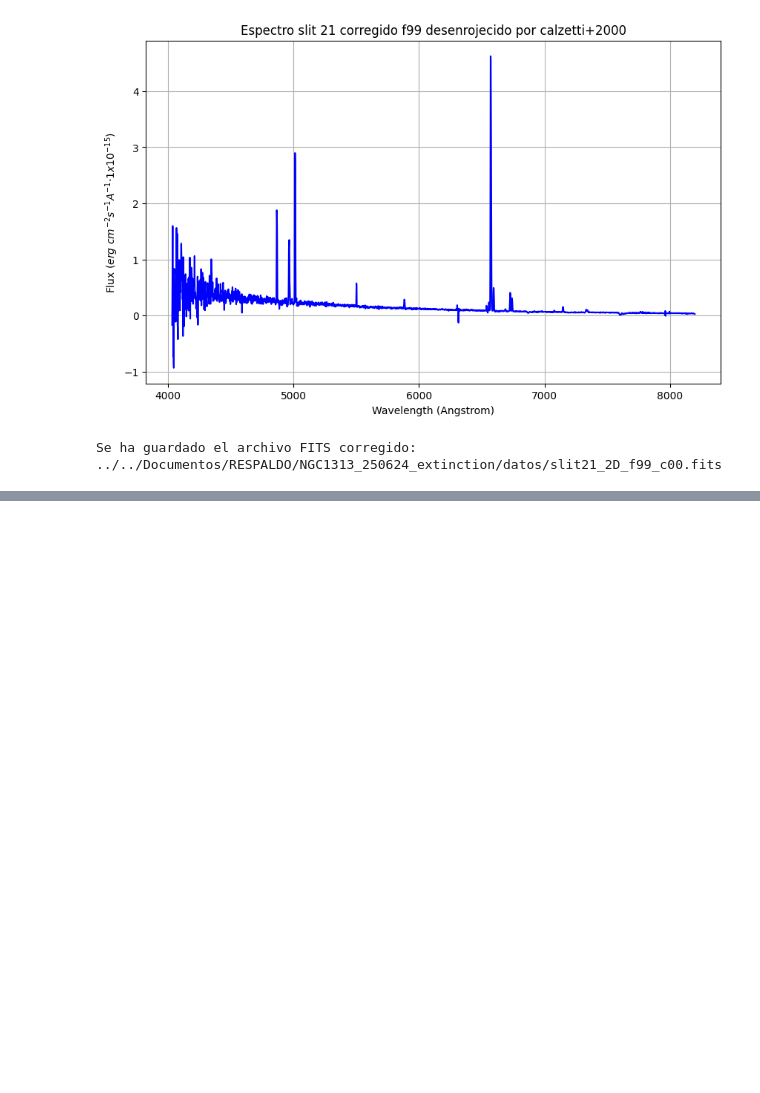
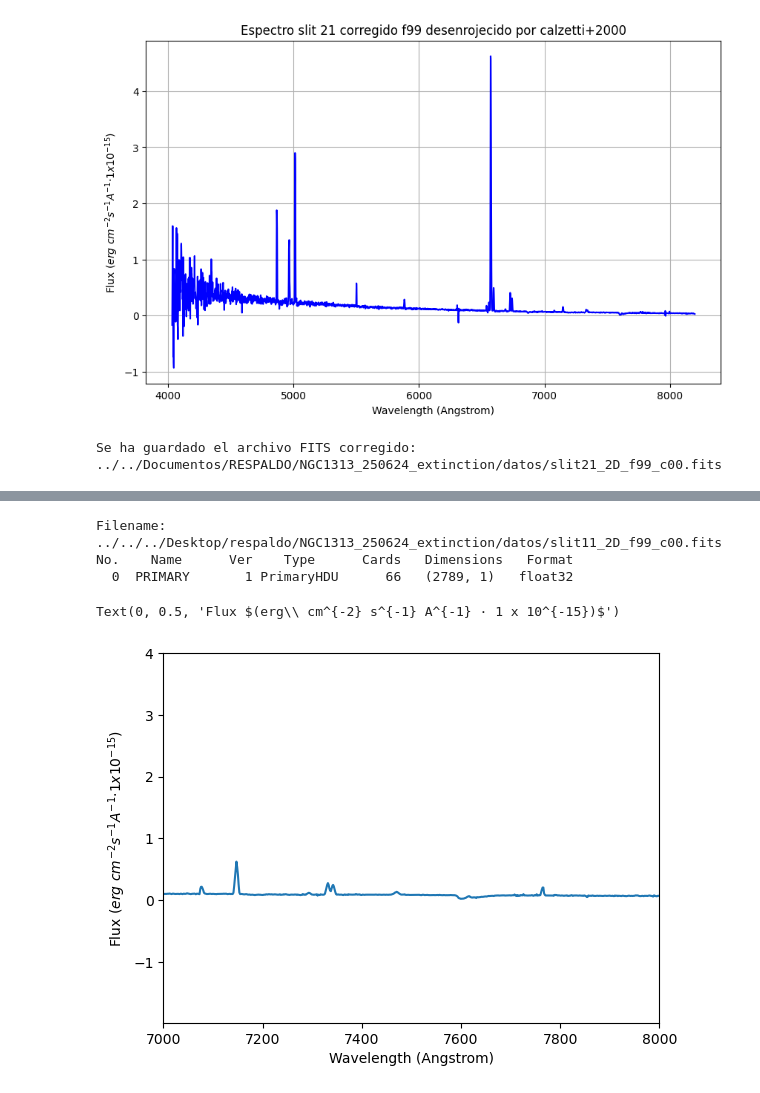
Before and after one commit to blnblnbln/TESIS, a Jupyter notebook: codes/calzetti.ipynb, the cells around one changed output, grey strips where cells are left out. Drawn from its saved outputs; the diff is of its cells as text; code cells hidden in the pictures; blank space fills up the shorter version.

```diff
--- a/codes/calzetti.ipynb
+++ b/codes/calzetti.ipynb
@@ -872,0 +903,29 @@ Se ha guardado el archivo FITS corregido: ../../Documentos/RESPALDO/NGC1313_2506
+# %%
+#abrir mi fits
+Aslit11_f99 = '../../../Desktop/respaldo/NGC1313_250624_extinction/datos/slit11_2D_f99_c00.fits'
+Asp11_f99 = fits.open(Aslit11_f99)
+
+Asp11_f99.info()
+Asp11_f99[0].header["OBJECT"]
+
+# extraer data (flux -ya corregido por f99-)
+Adata11_f99=Asp11_f99[0].data
+Aheader11_f99=Asp11_f99[0].header
+Aobj_name11_f99 = Aheader11_f99.get("OBJECT", "Unknown")
+
+Aflux11_f99=Adata11_f99[0]
+Aw11_f99=WCS(Aheader11_f99, naxis=1, relax=False, fix=False)
+Awave11_f99=Aw11_f99.wcs_pix2world(np.arange(len(Aflux11_f99)),0)[0]
+
+plt.plot(Awave11_f99, Aflux11_f99)
+#plt.title("Espectro slit 11 corregido por Fitzpatrick (1999)")
+plt.xlabel('Wavelength (Angstrom)')
+plt.xlim(7000,8000)
+plt.ylim(ymax=4)
+plt.ylabel('Flux $(erg\ cm^{-2} s^{-1} A^{-1} · 1 x 10^{-15})$')
+# %% [output]
+Filename: ../../../Desktop/respaldo/NGC1313_250624_extinction/datos/slit11_2D_f99_c00.fits
+No.    Name      Ver    Type      Cards   Dimensions   Format
+  0  PRIMARY       1 PrimaryHDU      66   (2789, 1)   float32
+Text(0, 0.5, 'Flux $(erg\\ cm^{-2} s^{-1} A^{-1} · 1 x 10^{-15})$')
+[figure, added]
```
Also changed, not shown: parts of 1 cell of this notebook.
